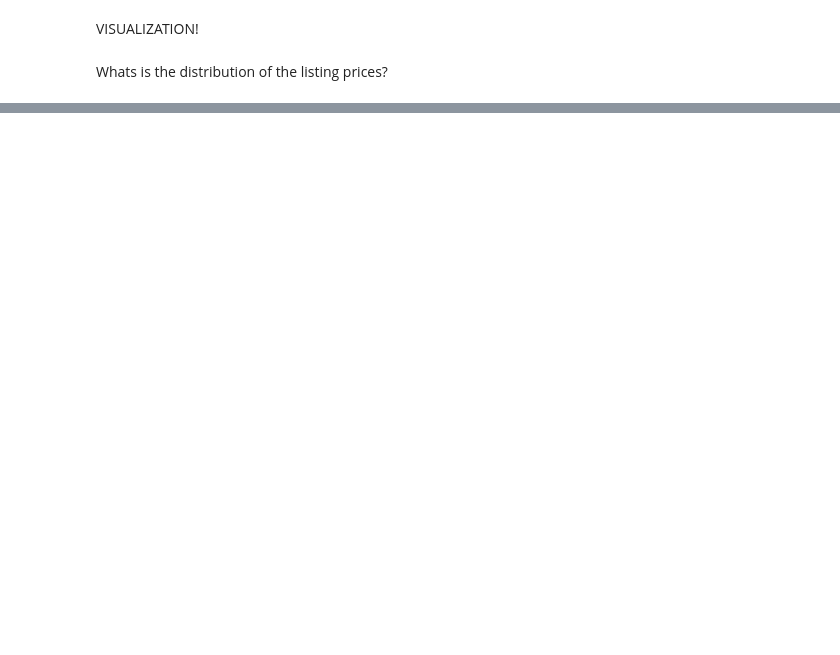
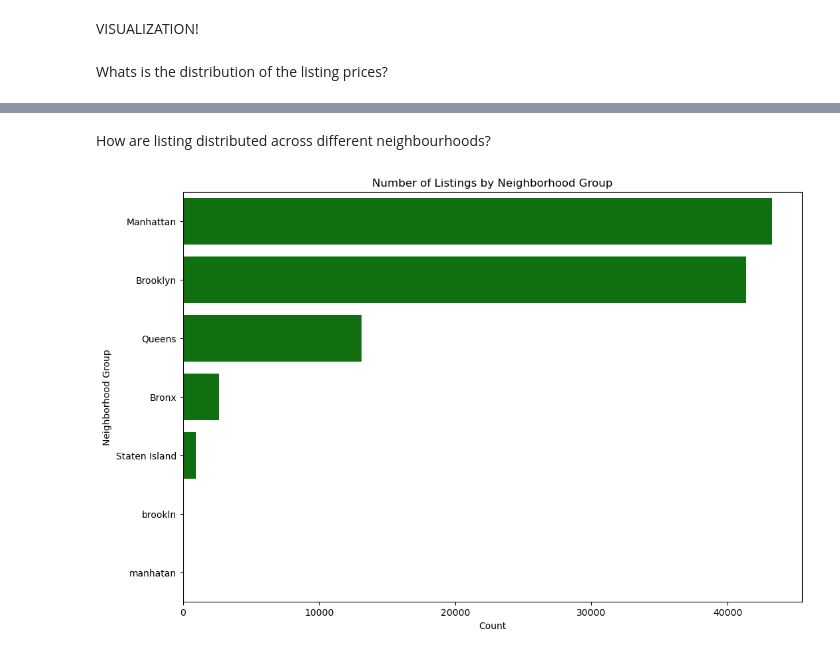
Before and after one commit to Phantom074/Airbnb-Data-Analysis, a Jupyter notebook: code.ipynb, the cells around one changed output, grey strips where cells are left out. Drawn from its saved outputs; the diff is of its cells as text; code cells hidden in the pictures; blank space fills up the shorter version.

```diff
--- a/code.ipynb
+++ b/code.ipynb
@@ -188,0 +222,11 @@ plt.title('Distribution ')
+# %% [markdown]
+How are listing distributed across different neighbourhoods?
+# %%
+plt.figure(figsize=(12, 8))
+sns.countplot(y='neighbourhood group', data=df, color="green" , order=df['neighbourhood group'].value_counts(). index)
+plt.title('Number of Listings by Neighborhood Group')
+plt.xlabel('Count')
+plt.ylabel('Neighborhood Group')
+plt.show()
+# %% [output]
+[figure, added]
```
Also changed, not shown: parts of 9 cells of this notebook.
